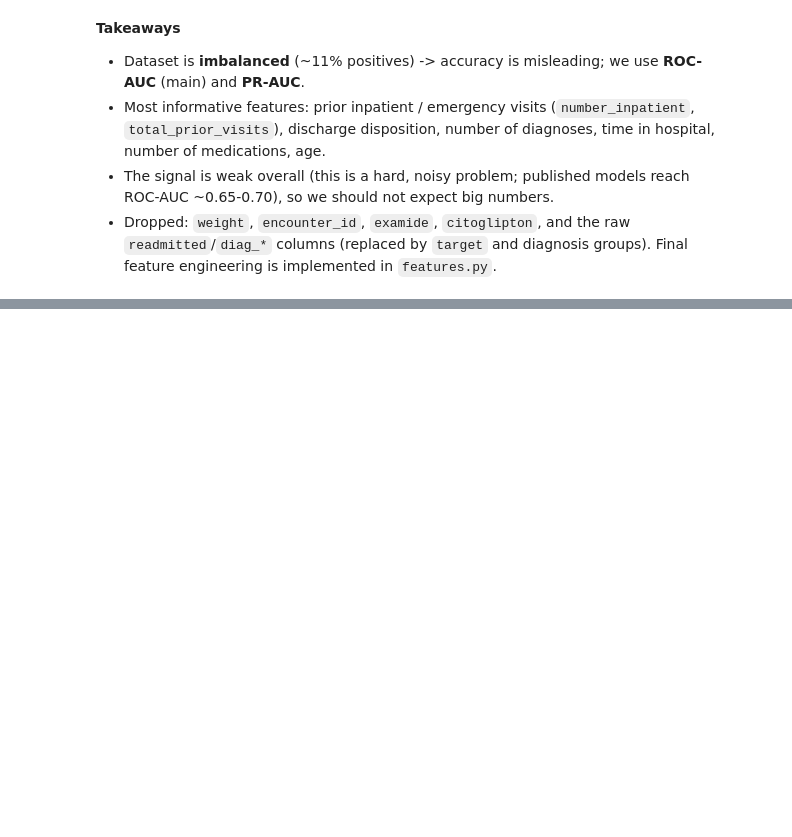
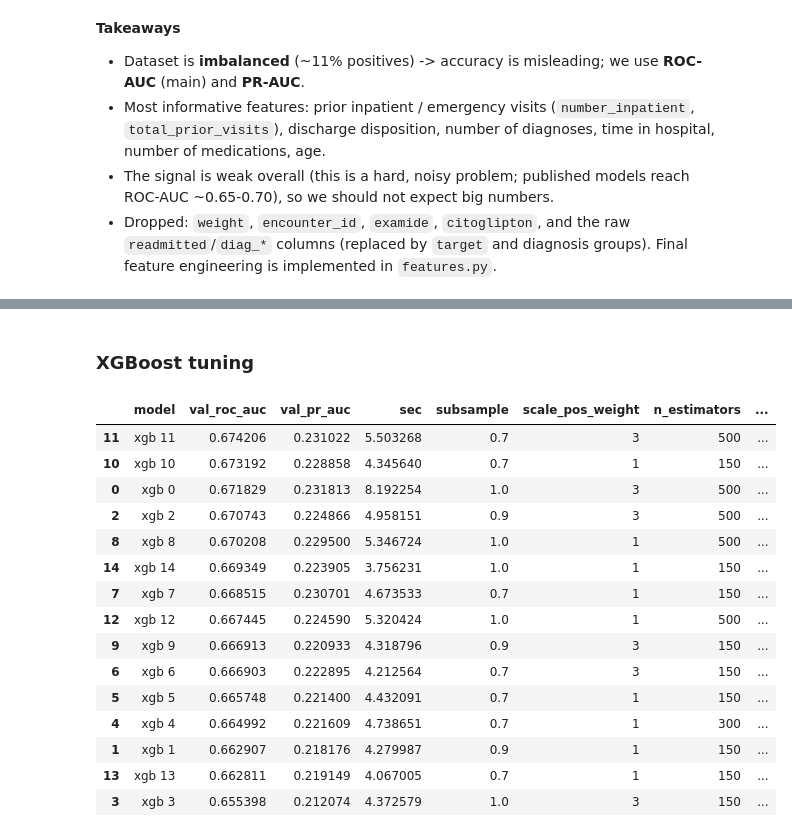
Before and after one commit to Haish4/diabetes-readmission, a Jupyter notebook: notebook.ipynb, the cells around one changed output, grey strips where cells are left out. Cells and saved outputs as stored; diff of their text form; code cells hidden in the pictures; blank space fills up the shorter version.

```diff
--- a/notebook.ipynb
+++ b/notebook.ipynb
@@ -230,0 +263,18 @@ plt.show()
+# %%
+def make_pre():
+    return ColumnTransformer([
+        ("num", StandardScaler(), NUM_COLS),
+        ("cat", OneHotEncoder(handle_unknown="ignore", min_frequency=50), CAT_COLS),
+    ])
+
+def evaluate(model, name=None):
+    t = time.time()
+    pipe = Pipeline([("pre", make_pre()), ("clf", model)]).fit(X_train, y_train)
+    p = pipe.predict_proba(X_val)[:, 1]
+    res = dict(model=name, val_roc_auc=roc_auc_score(y_val, p), val_pr_auc=average_precision_score(y_val, p), sec=time.time() - t)
+    return pipe, res
+
+results = []
+_, r = evaluate(DummyClassifier(strategy="prior"), "baseline (prior)"); results.append(r)
+_, r = evaluate(LogisticRegression(max_iter=1000), "logreg C=1"); results.append(r)
+pd.DataFrame(results)
@@ -230,0 +287,8 @@ plt.show()
+# %%
+lr_res = []
+for C_ in [0.001, 0.01, 0.1, 1]:
+    for cw in [None, "balanced"]:
+        _, r = evaluate(LogisticRegression(C=C_, class_weight=cw, max_iter=2000), f"logreg C={C_} cw={cw}")
+        r.update(C=C_, class_weight=cw); lr_res.append(r)
+lr_df = pd.DataFrame(lr_res).sort_values("val_roc_auc", ascending=False)
+lr_df
@@ -230,0 +328,29 @@ plt.show()
+# %% [markdown]
+### XGBoost tuning
+# %%
+xgb_space = dict(n_estimators=[150, 300, 500], learning_rate=[0.01, 0.03, 0.05, 0.1], max_depth=[2, 3, 4, 6],
+                 min_child_weight=[1, 5, 20], subsample=[0.7, 0.9, 1.0], colsample_bytree=[0.5, 0.8, 1.0],
+                 scale_pos_weight=[1, 3])
+xgb_res = []
+for i, p in enumerate(ParameterSampler(xgb_space, n_iter=15, random_state=1)):
+    _, r = evaluate(XGBClassifier(**p, tree_method="hist", n_jobs=-1, random_state=1, eval_metric="logloss"), f"xgb {i}")
+    r.update(p); xgb_res.append(r)
+xgb_df = pd.DataFrame(xgb_res).sort_values("val_roc_auc", ascending=False)
+xgb_df
+# %% [output]
+|  | model | val_roc_auc | val_pr_auc | sec | subsample | scale_pos_weight | n_estimators | ... |
+| 11 | xgb 11 | 0.674206 | 0.231022 | 5.503268 | 0.7 | 3 | 500 | ... |
+| 10 | xgb 10 | 0.673192 | 0.228858 | 4.345640 | 0.7 | 1 | 150 | ... |
+| 0 | xgb 0 | 0.671829 | 0.231813 | 8.192254 | 1.0 | 3 | 500 | ... |
+| 2 | xgb 2 | 0.670743 | 0.224866 | 4.958151 | 0.9 | 3 | 500 | ... |
+| 8 | xgb 8 | 0.670208 | 0.229500 | 5.346724 | 1.0 | 1 | 500 | ... |
+| 14 | xgb 14 | 0.669349 | 0.223905 | 3.756231 | 1.0 | 1 | 150 | ... |
+| 7 | xgb 7 | 0.668515 | 0.230701 | 4.673533 | 0.7 | 1 | 150 | ... |
+| 12 | xgb 12 | 0.667445 | 0.224590 | 5.320424 | 1.0 | 1 | 500 | ... |
+| 9 | xgb 9 | 0.666913 | 0.220933 | 4.318796 | 0.9 | 3 | 150 | ... |
+| 6 | xgb 6 | 0.666903 | 0.222895 | 4.212564 | 0.7 | 3 | 150 | ... |
+| 5 | xgb 5 | 0.665748 | 0.221400 | 4.432091 | 0.7 | 1 | 150 | ... |
+| 4 | xgb 4 | 0.664992 | 0.221609 | 4.738651 | 0.7 | 1 | 300 | ... |
+| 1 | xgb 1 | 0.662907 | 0.218176 | 4.279987 | 0.9 | 1 | 150 | ... |
+| 13 | xgb 13 | 0.662811 | 0.219149 | 4.067005 | 0.7 | 1 | 150 | ... |
+| 3 | xgb 3 | 0.655398 | 0.212074 | 4.372579 | 1.0 | 3 | 150 | ... |
```
Also changed, not shown: parts of 19 cells of this notebook.
